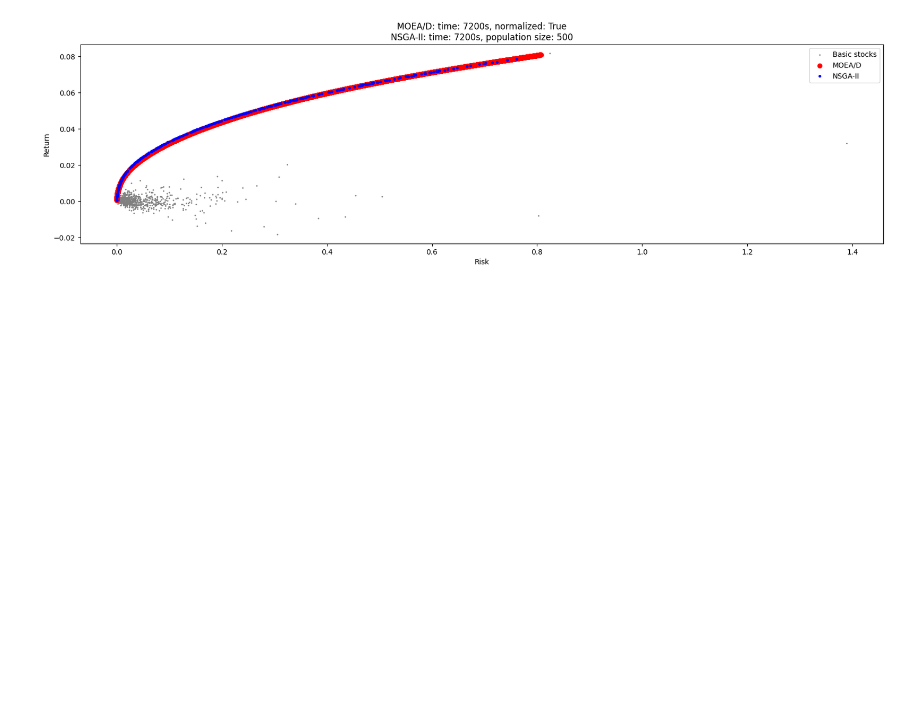
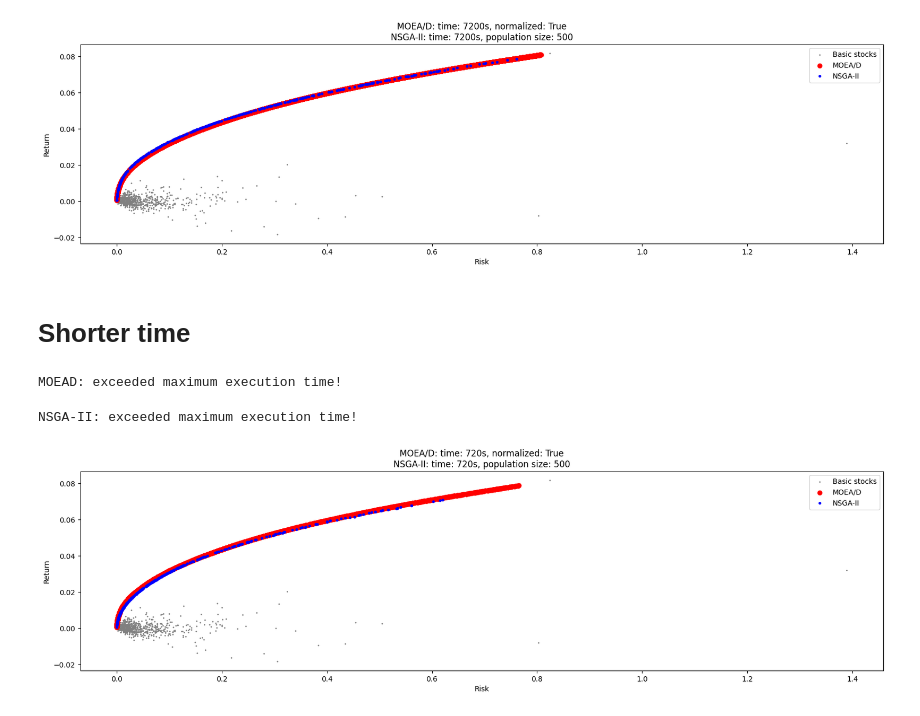
Before and after one commit to MaksWisniewski/PortfolioOpt, a Jupyter notebook: wigXL.ipynb, the cells around one changed output. Saved outputs shown, nothing was run; the diff lists cells and outputs as text; code cells hidden in the pictures; blank space fills up the shorter version.

```diff
--- a/wigXL.ipynb
+++ b/wigXL.ipynb
@@ -181,3 +181,30 @@ show_results(stock_risk=stock_returns_semi_var,
 MOEAD: exceeded maximum execution time!
 NSGA-II: exceeded maximum execution time!
 [figure]
+# %% [markdown]
+# Shorter time
+# %%
+show_results(stock_risk=stock_returns_semi_var,
+             objective_function=portfolio_objective_function(risk_function=portfolio_risk_semi_var),
+             moead_kwargs={'number_of_iterations': 10000,
+                           'max_time': 720,
+                           'weight_vectors': default_weight_vectors(100),
+                           'neighborhood_size': 50,
+                           'mutation_probability': 0.16,
+                           'normalize': True,
+                           'crossover_operator': moead_operators.differential_crossover,
+                           'mutation_operator': moead_operators.swap_mutation},
+             nsga2_kwargs={'population_size': 500,
+                           'number_of_offspring': 1000,
+                           'number_of_iterations': 10000,
+                           'max_time': 720,
+                           'crossover_probability': 0.95,
+                           'mutation_probability': 0.25,
+                           'crossover_operator': nsga2_operators.differential_crossover(),
+                           'mutation_operator': nsga2_operators.swap_mutation,
+                           'alpha': 0.75},
+             print_time=True)
+# %% [output]
+MOEAD: exceeded maximum execution time!
+NSGA-II: exceeded maximum execution time!
+[figure, added]
```
Also changed, not shown: parts of 1 cell of this notebook, 5 other files.
